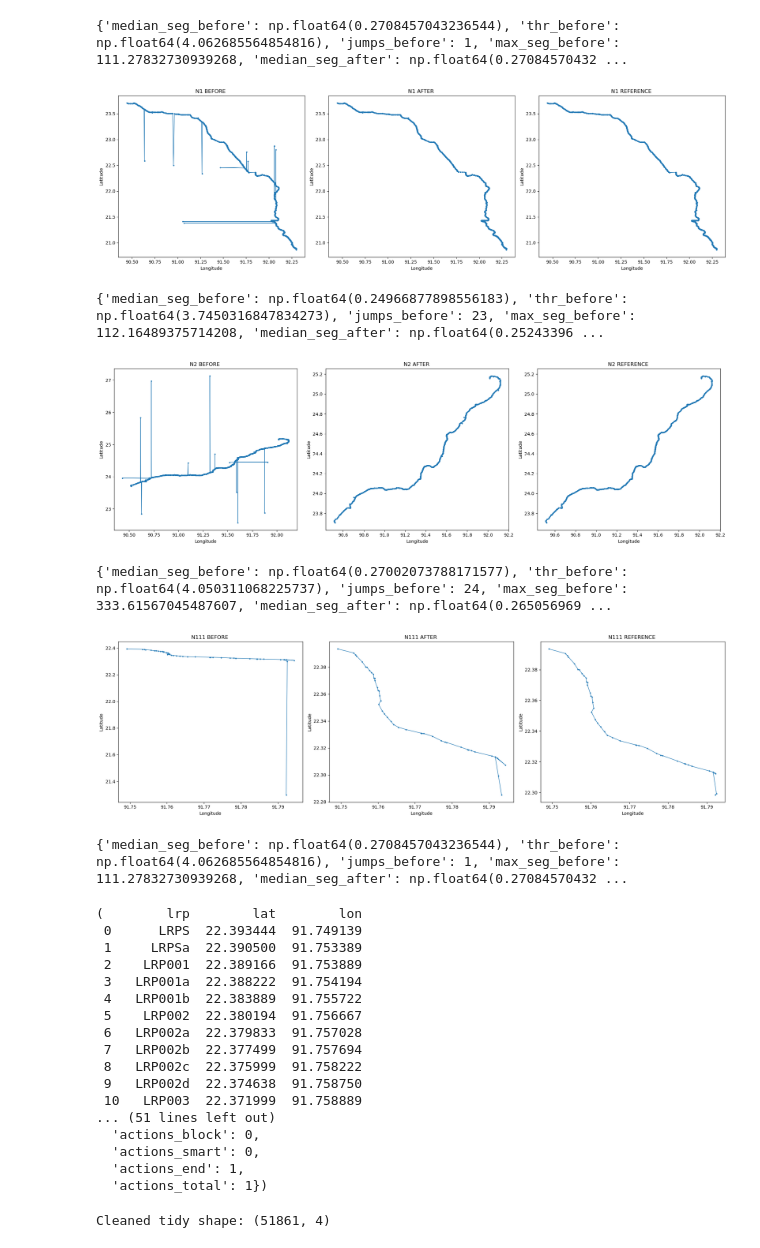
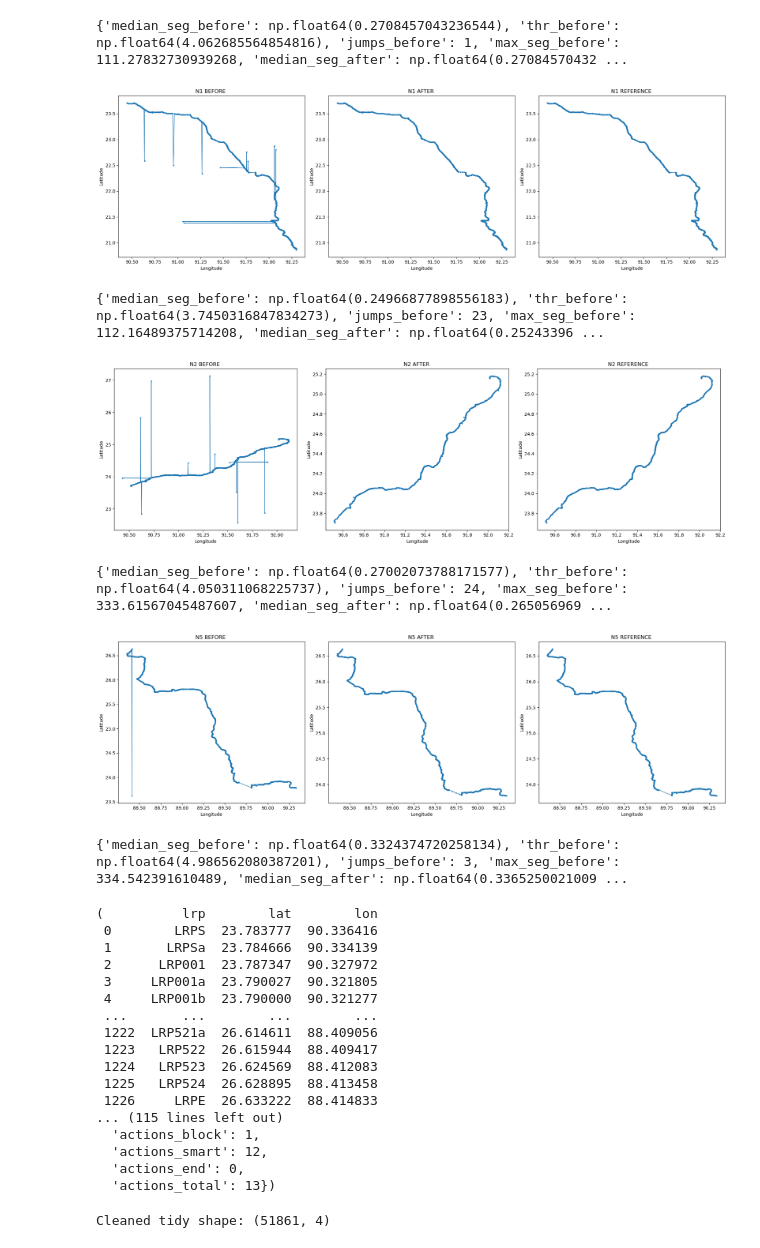
Before and after one commit to taufik-my/ASIM_Team14, a Jupyter notebook: EPA133a-G14-A1/notebook/fixing_road.ipynb, the cells around one changed output. Drawn from its saved outputs; the diff is of its cells as text; code cells hidden in the pictures.

```diff
--- a/EPA133a-G14-A1/notebook/fixing_road.ipynb
+++ b/EPA133a-G14-A1/notebook/fixing_road.ipynb
@@ -672,53 +672,53 @@ def plot_road_before_after_prof(tidy_df, road_name, prof_df, fixed_df=None, K=15
 
     axes[1].plot(fixed_df["lon"], fixed_df["lat"], marker="o", markersize=2, linewidth=1)
     axes[1].set_title(f"{road_name} AFTER {title_suffix}")
     axes[1].set_xlabel("Longitude")
     axes[1].set_ylabel("Latitude")
 
     if prof_pts.empty:
         axes[2].text(0.5, 0.5, "Road not in reference data", ha="center", va="center")
         axes[2].set_axis_off()
     else:
         axes[2].plot(prof_pts["lon"], prof_pts["lat"], marker="o", markersize=2, linewidth=1)
         axes[2].set_title(f"{road_name} REFERENCE {title_suffix}")
         axes[2].set_xlabel("Longitude")
         axes[2].set_ylabel("Latitude")
 
     plt.tight_layout()
     plt.show()
 
     if metrics is not None:
         print(metrics)
 
     # optionally also return objects if you want to reuse
     return fixed_df, actions, metrics
 plot_road_before_after_prof(tidy, "N1", roads3_tidy, K=15)
 plot_road_before_after_prof(tidy, "N2", roads3_tidy, K=15)
-plot_road_before_after_prof(tidy, "N111", roads3_tidy, K=15)   # pick any road you know is messy
+plot_road_before_after_prof(tidy, "N5", roads3_tidy, K=15)   # pick any road you know is messy
 # %% [output]
 [figure]
 {'median_seg_before': np.float64(0.24966877898556183), 'thr_before': np.float64(3.7450316847834273), 'jumps_before': 23, 'max_seg_before': 112.16489375714208, 'median_seg_after': np.float64(0.25243396 ...
 [figure]
 {'median_seg_before': np.float64(0.27002073788171577), 'thr_before': np.float64(4.050311068225737), 'jumps_before': 24, 'max_seg_before': 333.61567045487607, 'median_seg_after': np.float64(0.265056969 ...
-[figure, old version]
+[figure, new version]
-{'median_seg_before': np.float64(0.2708457043236544), 'thr_before': np.float64(4.062685564854816), 'jumps_before': 1, 'max_seg_before': 111.27832730939268, 'median_seg_after': np.float64(0.27084570432 ...
+{'median_seg_before': np.float64(0.3324374720258134), 'thr_before': np.float64(4.986562080387201), 'jumps_before': 3, 'max_seg_before': 334.542391610489, 'median_seg_after': np.float64(0.3365250021009 ...
-(        lrp        lat        lon
- 0      LRPS  22.393444  91.749139
- 1     LRPSa  22.390500  91.753389
- 2    LRP001  22.389166  91.753889
- 3   LRP001a  22.388222  91.754194
- 4   LRP001b  22.383889  91.755722
- 5    LRP002  22.380194  91.756667
- 6   LRP002a  22.379833  91.757028
- 7   LRP002b  22.377499  91.757694
- 8   LRP002c  22.375999  91.758222
- 9   LRP002d  22.374638  91.758750
- 10   LRP003  22.371999  91.758889
-... (51 lines left out)
-  'actions_block': 0,
-  'actions_smart': 0,
-  'actions_end': 1,
-  'actions_total': 1})
+(          lrp        lat        lon
+ 0        LRPS  23.783777  90.336416
+ 1       LRPSa  23.784666  90.334139
+ 2      LRP001  23.787347  90.327972
+ 3     LRP001a  23.790027  90.321805
+ 4     LRP001b  23.790000  90.321277
+ ...       ...        ...        ...
+ 1222  LRP521a  26.614611  88.409056
+ 1223   LRP522  26.615944  88.409417
+ 1224   LRP523  26.624569  88.412083
+ 1225   LRP524  26.628895  88.413458
+ 1226     LRPE  26.633222  88.414833
+... (115 lines left out)
+  'actions_block': 1,
+  'actions_smart': 12,
+  'actions_end': 0,
+  'actions_total': 13})
 # %%
 # fix all the roads
 cleaned_tidy, actions_df, metrics_df = repair_all_roads(tidy, K=15, min_run_len=2, max_roads=None)
```
Also changed, not shown: parts of 3 cells of this notebook, 2 other files.
